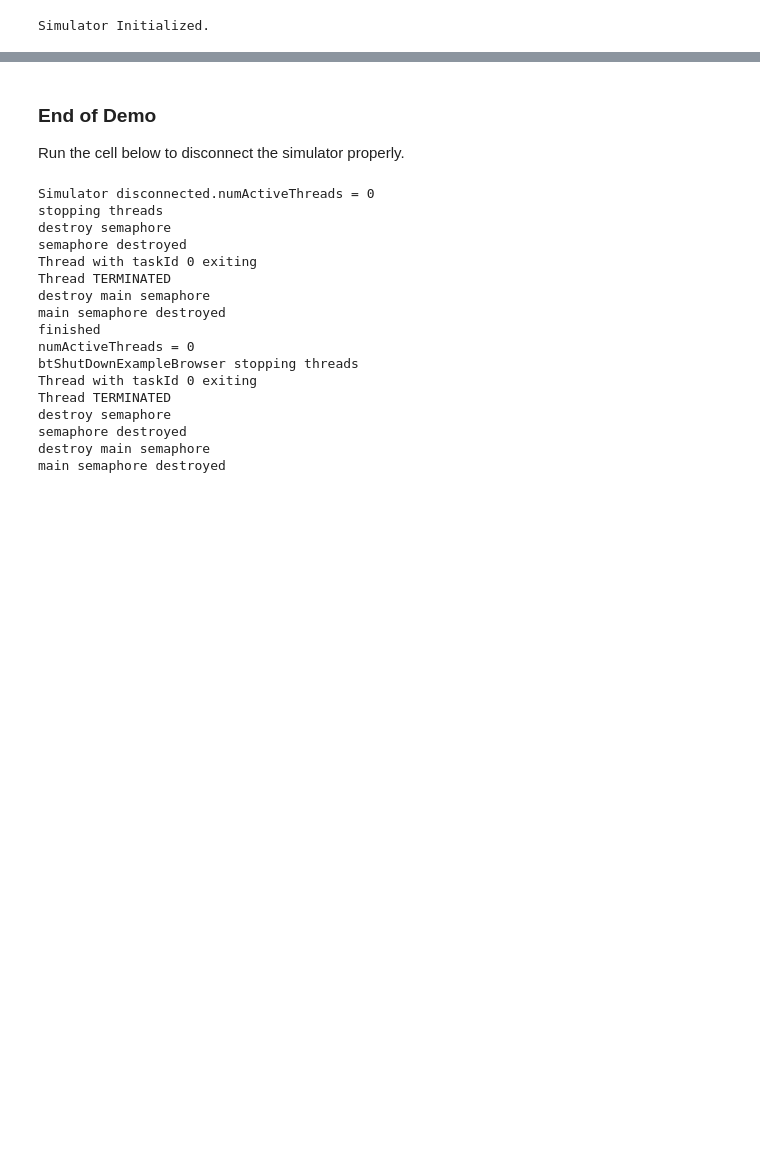
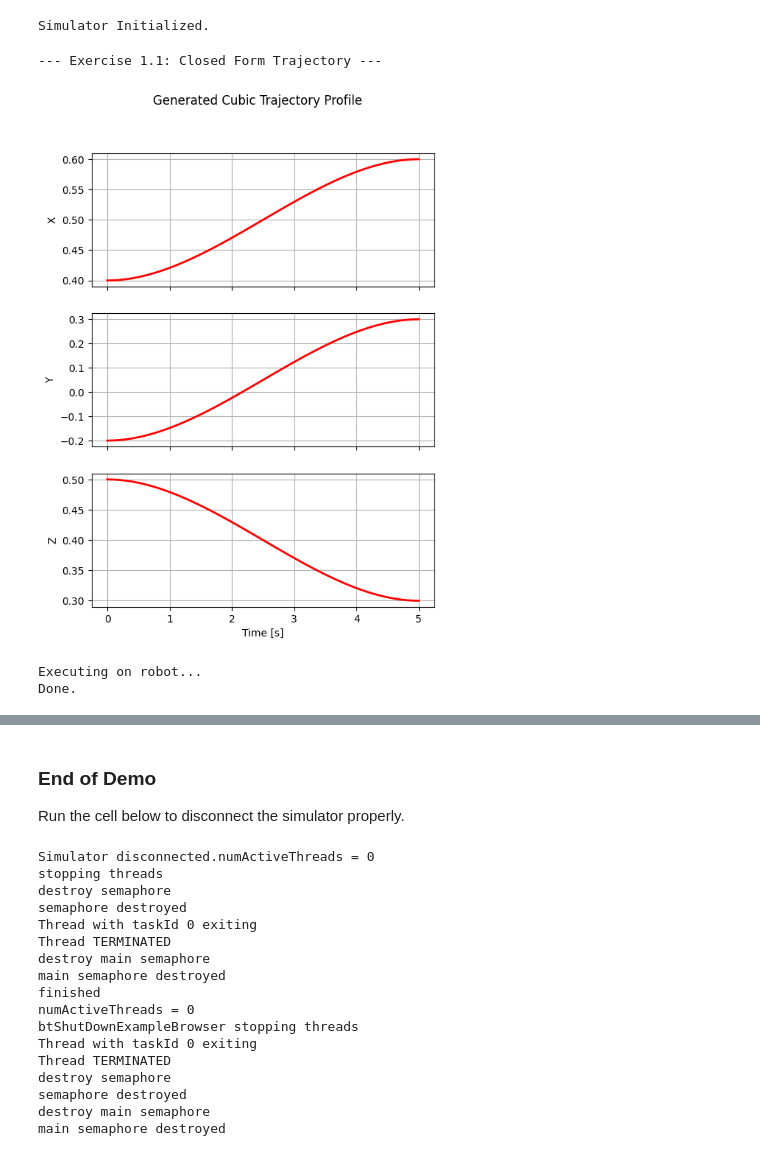
Before and after one commit to rayaanoidPrime/CP321_Imitation_Learning, a Jupyter notebook: assignment_1/q2.ipynb, the cells around one changed output, grey strips where cells are left out. Saved outputs shown, nothing was run; the diff lists cells and outputs as text; code cells hidden in the pictures; blank space fills up the shorter version.

```diff
--- a/assignment_1/q2.ipynb
+++ b/assignment_1/q2.ipynb
@@ -102,49 +102,66 @@ def exercise_1_1():
     target_visual = p.createMultiBody(baseVisualShapeIndex=p.createVisualShape(p.GEOM_SPHERE, radius=0.01, rgbaColor=[1,0,0,1]), basePosition=pT)
 
     cartesian_trajectory = np.zeros((3, steps))
-
-    # TODO: Define the Matrix A for the cubic polynomial constraints [x(0), v(0), x(T), v(T)]
-    # Hint: x(t) = a0 + a1*t + a2*t^2 + a3*t^3
-    # A = ...
+    # Define the Matrix A for the cubic polynomial constraints [x(0), v(0), x(T), v(T)]
+    # For x(t) = a0 + a1*t + a2*t^2 + a3*t^3
+    # Boundary conditions: x(0)=p0, v(0)=0, x(T)=pT, v(T)=0
+    # x(0) = a0 -> [1, 0, 0, 0]
+    # v(0) = a1 -> [0, 1, 0, 0]
+    # x(T) = a0 + a1*T + a2*T^2 + a3*T^3 -> [1, T, T^2, T^3]
+    # v(T) = a1 + 2*a2*T + 3*a3*T^2 -> [0, 1, 2*T, 3*T^2]
+    A = np.array([
+            [1, 0, 0, 0],
+            [0, 1, 0, 0],
+            [1, T, T**2, T**3],
+            [0, 1, 2*T, 3*T**2]
+        ])
 
     for dim in range(3):
         b = np.array([p0[dim], 0, pT[dim], 0])
 
-        # TODO: Solve the linear system to find coefficients
-        # coeffs = ...
+        # Solve the linear system to find coefficients
+        coeffs = np.linalg.solve(A, b)
 
-        # TODO: Evaluate polynomial at all time steps
-        # cartesian_trajectory[dim, :] = ...
-        pass # Remove this pass
+        # Evaluate polynomial at all time steps
+        cartesian_trajectory[dim, :] = (coeffs[0] +
+                                        coeffs[1] * time_vec +
+                                        coeffs[2] * time_vec**2 +
+                                        coeffs[3] * time_vec**3)
+
 
     # Plotting
     try:
         fig, axs = plt.subplots(3, 1, figsize=(6, 8), sharex=True)
         labels = ["X", "Y", "Z"]
         for i in range(3):
             axs[i].plot(time_vec, cartesian_trajectory[i, :], 'r-', lw=2)
             axs[i].set_ylabel(labels[i])
             axs[i].grid(True)
         plt.xlabel("Time [s]")
         plt.suptitle("Generated Cubic Trajectory Profile")
         plt.show()
 
         # Execute on Robot
         print("Executing on robot...")
         for i in range(steps):
             target_pos = cartesian_trajectory[:, i]
             q_sol = p.calculateInverseKinematics(sim.robot_id, sim.ee_link_idx, target_pos)
             sim.reset_robot(q_sol)
             sim.step()
             time.sleep(0.05)
     except Exception as e:
         print(f"Error executing trajectory: {e}")
     finally:
         p.removeBody(target_visual)
         p.removeBody(start_visual)
         print("Done.\n")
 
 exercise_1_1()
+# %% [output]
+--- Exercise 1.1: Closed Form Trajectory ---
+[figure, added]
+Executing on robot...
+Done.
 # %%
 def exercise_1_2():
     print("--- Exercise 1.2: Optimal Control ---")
```
Also changed, not shown: parts of 3 cells of this notebook.
